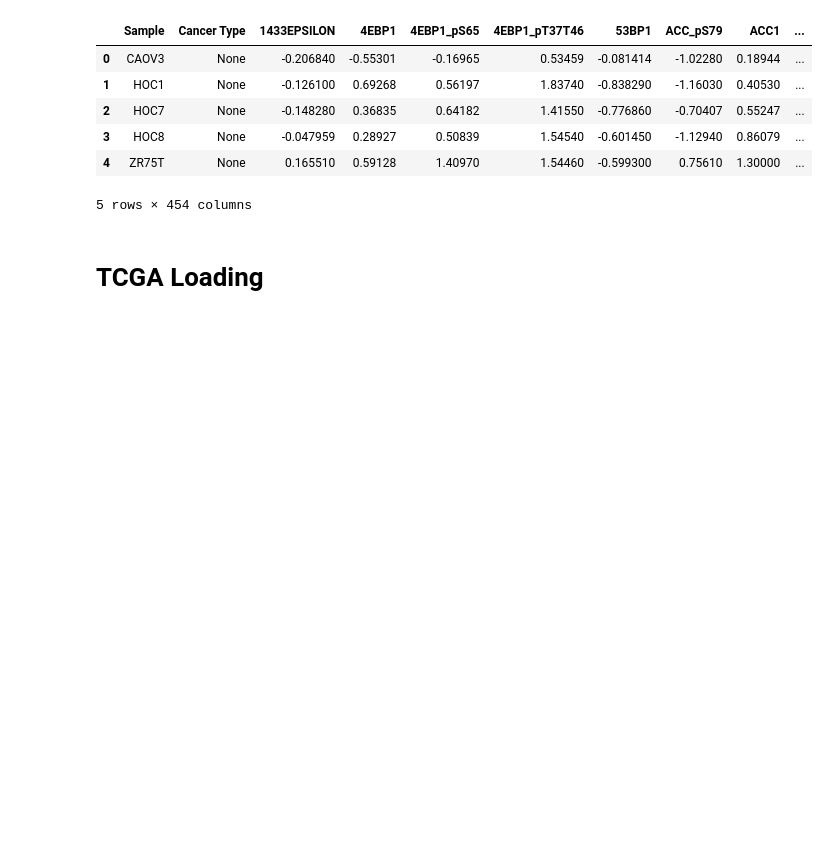
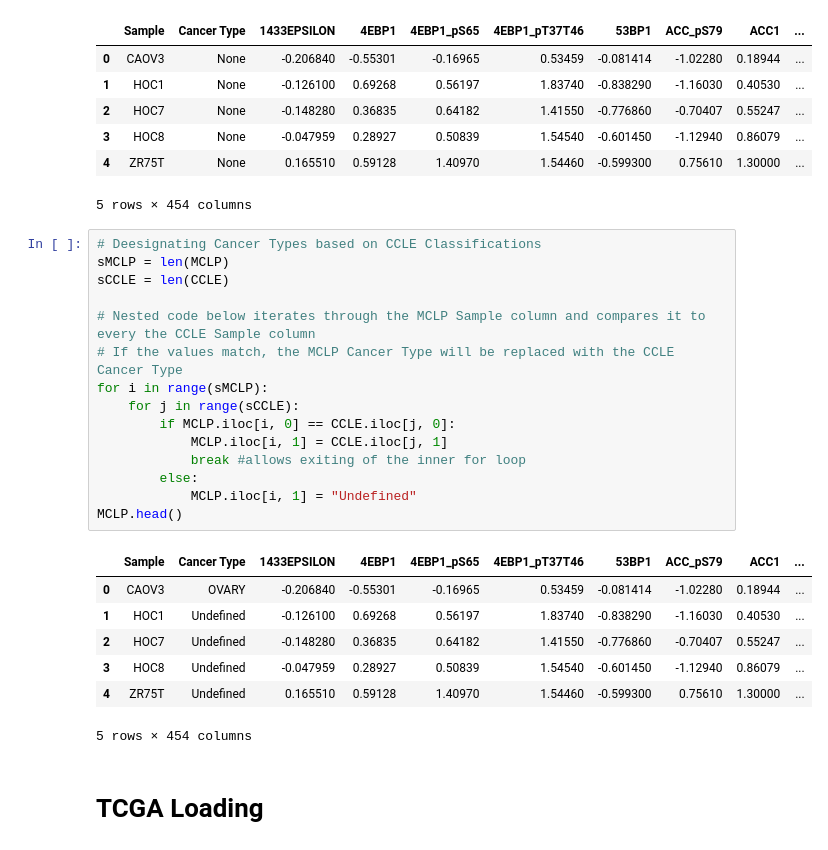
Before and after one commit to Albertykeyboard/Portfolio, a Jupyter notebook: TNBC Analysis and ML/Formatting Playground.ipynb, the cells around one changed output. Drawn from its saved outputs; the diff is of its cells as text; blank space fills up the shorter version.

```diff
--- a/TNBC Analysis and ML/Formatting Playground.ipynb
+++ b/TNBC Analysis and ML/Formatting Playground.ipynb
@@ -80,6 +80,29 @@ MCLP.head()
 | 3 | HOC8 | None | -0.047959 | 0.28927 | 0.50839 | 1.54540 | -0.601450 | -1.12940 | 0.86079 | ... |
 | 4 | ZR75T | None | 0.165510 | 0.59128 | 1.40970 | 1.54460 | -0.599300 | 0.75610 | 1.30000 | ... |
 5 rows × 454 columns
+# %%
+# Deesignating Cancer Types based on CCLE Classifications
+sMCLP = len(MCLP)
+sCCLE = len(CCLE)
+
+# Nested code below iterates through the MCLP Sample column and compares it to every the CCLE Sample column
+# If the values match, the MCLP Cancer Type will be replaced with the CCLE Cancer Type
+for i in range(sMCLP):
+    for j in range(sCCLE):
+        if MCLP.iloc[i, 0] == CCLE.iloc[j, 0]:
+            MCLP.iloc[i, 1] = CCLE.iloc[j, 1]
+            break #allows exiting of the inner for loop
+        else:
+            MCLP.iloc[i, 1] = "Undefined"
+MCLP.head()
+# %% [output]
+|  | Sample | Cancer Type | 1433EPSILON | 4EBP1 | 4EBP1_pS65 | 4EBP1_pT37T46 | 53BP1 | ACC_pS79 | ACC1 | ... |
+| 0 | CAOV3 | OVARY | -0.206840 | -0.55301 | -0.16965 | 0.53459 | -0.081414 | -1.02280 | 0.18944 | ... |
+| 1 | HOC1 | Undefined | -0.126100 | 0.69268 | 0.56197 | 1.83740 | -0.838290 | -1.16030 | 0.40530 | ... |
+| 2 | HOC7 | Undefined | -0.148280 | 0.36835 | 0.64182 | 1.41550 | -0.776860 | -0.70407 | 0.55247 | ... |
+| 3 | HOC8 | Undefined | -0.047959 | 0.28927 | 0.50839 | 1.54540 | -0.601450 | -1.12940 | 0.86079 | ... |
+| 4 | ZR75T | Undefined | 0.165510 | 0.59128 | 1.40970 | 1.54460 | -0.599300 | 0.75610 | 1.30000 | ... |
+5 rows × 454 columns
 # %% [markdown]
 # TCGA Loading
 # %%
```
Also changed, not shown: parts of 5 cells of this notebook.
